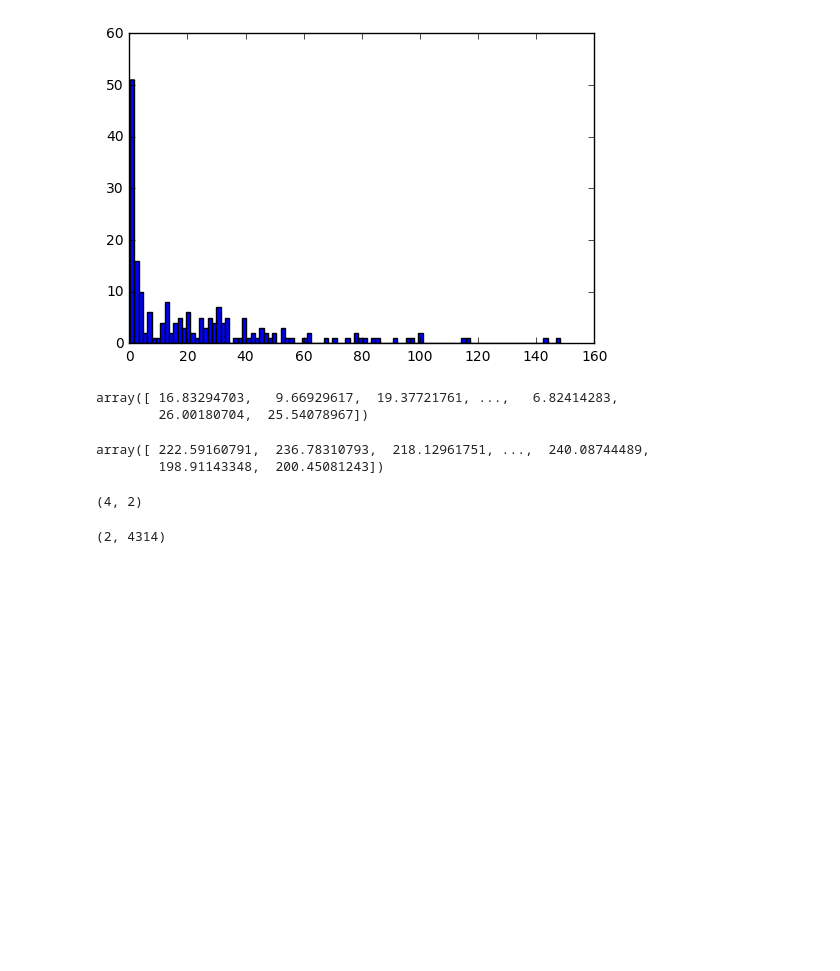
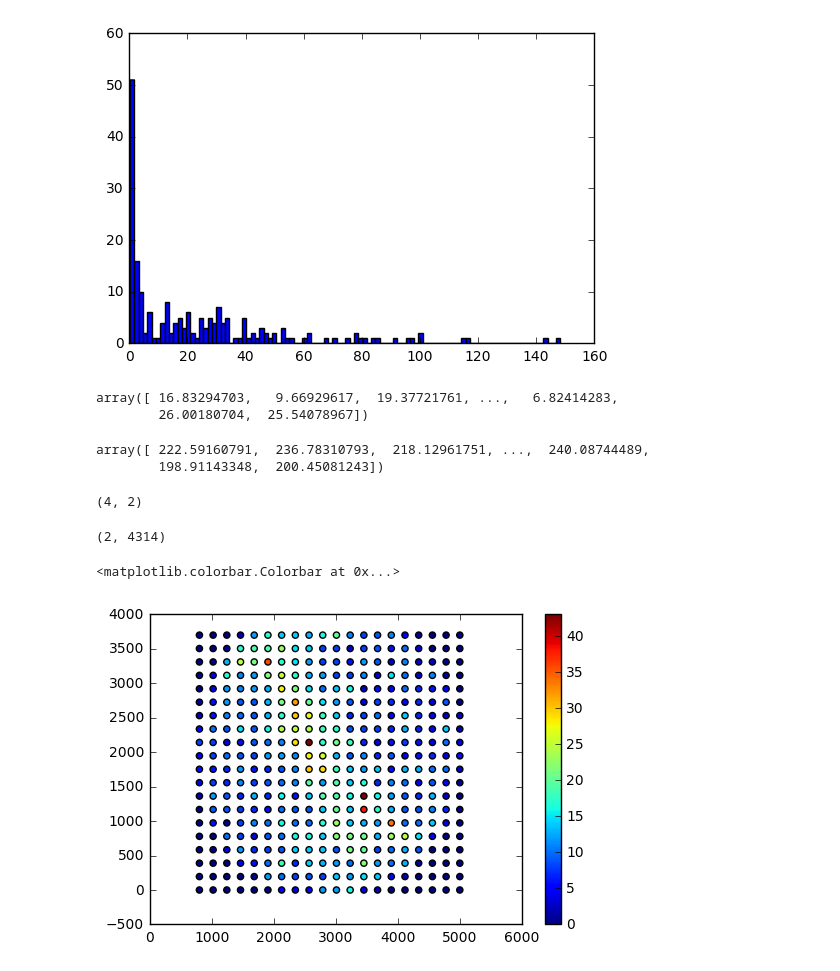
Before and after one commit to lsst/all_sky_phot, a Jupyter notebook: data/fisheye_testing.ipynb, the cells around one changed output. Cells and saved outputs as stored; diff of their text form; code cells hidden in the pictures; blank space fills up the shorter version.

```diff
--- a/data/fisheye_testing.ipynb
+++ b/data/fisheye_testing.ipynb
@@ -78,7 +78,7 @@ use the latest IERS predictions by running:
 
  [astropy.coordinates.builtin_frames.utils]
 # %%
-xg, yg, xo, yo, ds = fit_xyshifts(phot_tables[0]['xcenter'].value, phot_tables[0]['ycenter'].value,
+xg, yg, xo, yo, npts, ds = fit_xyshifts(phot_tables[0]['xcenter'].value, phot_tables[0]['ycenter'].value,
                               alt, az, wcs_simple)
 #xs, yx, nn = fit_xyshifts(phot_tables[0]['xcenter'].value, phot_tables[0]['ycenter'].value,
 #                         alt, az, wcs_simple)
@@ -150,3 +150,9 @@ np.array([[0,0],[1,0],[0,1],[1,1]]).shape
 np.array([az,alt]).shape
 # %% [output]
 (2, 4314)
+# %%
+plt.scatter(xg.ravel(), yg.ravel(), c=npts)
+plt.colorbar()
+# %% [output]
+<matplotlib.colorbar.Colorbar at 0x...>
+[figure, added]
```
Also changed, not shown: 8 other files.
